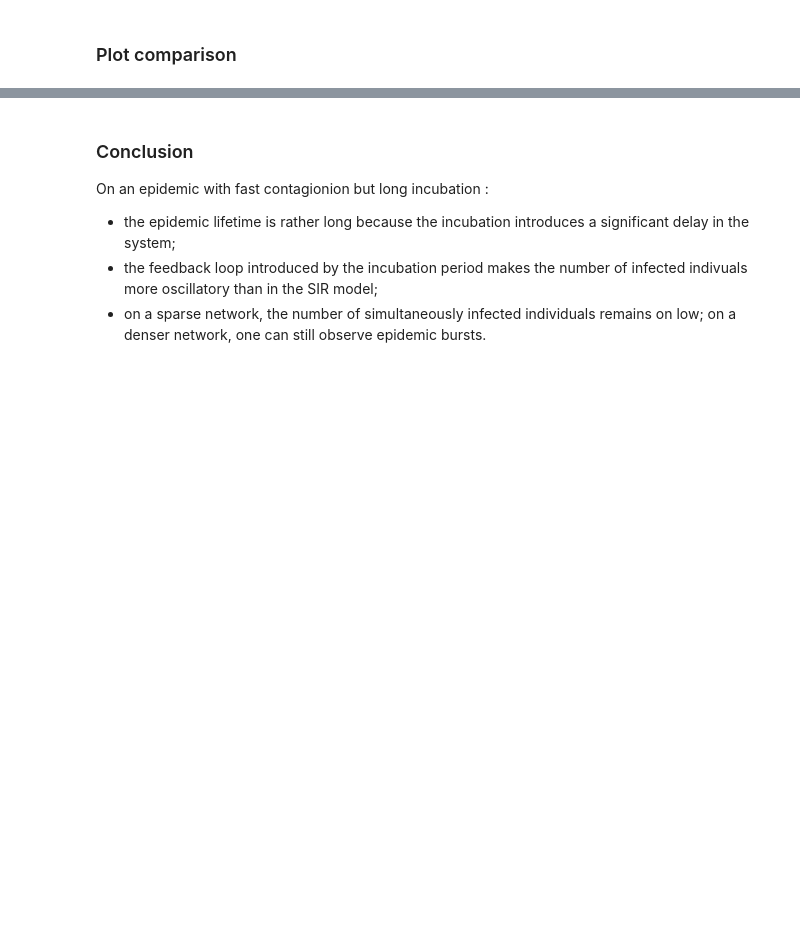
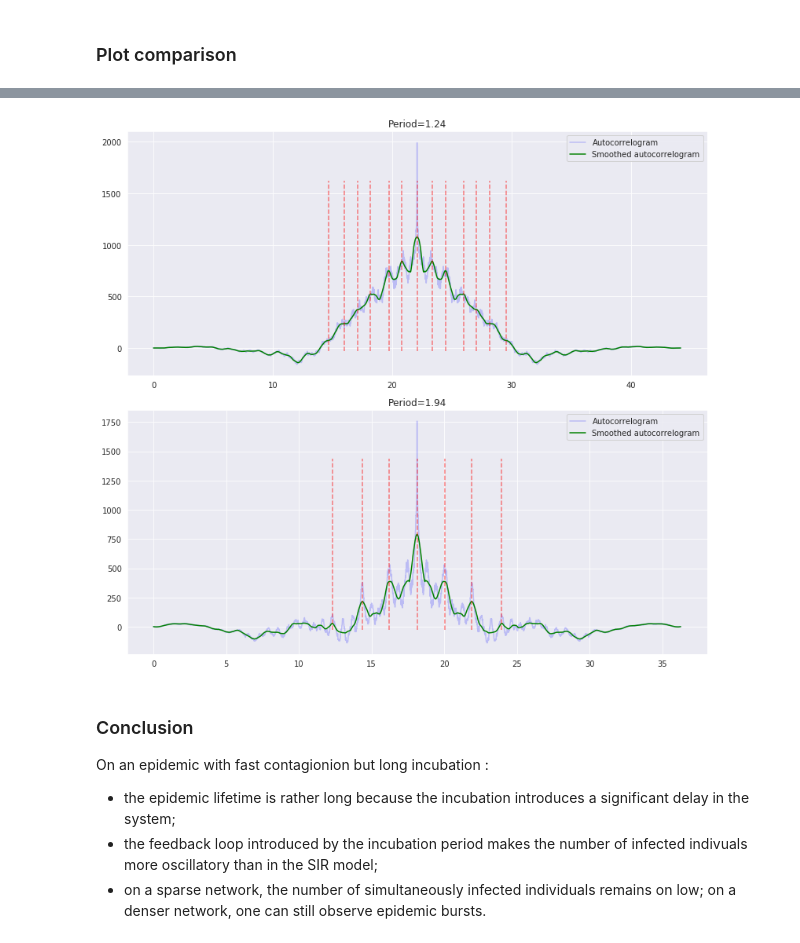
Before and after one commit to sauxpa/markov_epidemic, a Jupyter notebook: seir_epidemic.ipynb, the cells around one changed output, grey strips where cells are left out. Saved outputs shown, nothing was run; the diff lists cells and outputs as text; code cells hidden in the pictures; blank space fills up the shorter version.

```diff
--- a/seir_epidemic.ipynb
+++ b/seir_epidemic.ipynb
@@ -202,3 +232,31 @@ with sns.axes_style("darkgrid"):
+# %%
+with sns.axes_style("darkgrid"):
+    fig, axes = plt.subplots(figsize=(11, 10), nrows=2, ncols=1)
+
+    ax = axes[0]
+    ax.plot(xcorr_tt1, xcorr1, label='Autocorrelogram', color='b', alpha=0.2)
+    ax.plot(xcorr_tt1, xcorr_smooth1, label='Smoothed autocorrelogram', color='g')
+
+    for peak1 in peaks1:
+        ax.axvline(peak1, ymin=0.1, ymax=0.8, color='r', linestyle='dashed', alpha=0.5)
+
+    ax.legend(loc='upper right')
+    ax.set_title('Period={:.2f}'.format(period_info1['period']))
+
+    ax = axes[1]
+    ax.plot(xcorr_tt2, xcorr2, label='Autocorrelogram', color='b', alpha=0.2)
+    ax.plot(xcorr_tt2, xcorr_smooth2, label='Smoothed autocorrelogram', color='g')
+
+    for peak2 in peaks2:
+        ax.axvline(peak2, ymin=0.1, ymax=0.8, color='r', linestyle='dashed', alpha=0.5)
+
+    ax.legend(loc='upper right')
+    ax.set_title('Period={:.2f}'.format(period_info2['period']))
+
+plt.tight_layout()
+plt.show()
+# %% [output]
+[figure, added]
 # %% [markdown]
 ### Conclusion
 
```
Also changed, not shown: parts of 6 cells of this notebook, 1 other file.
